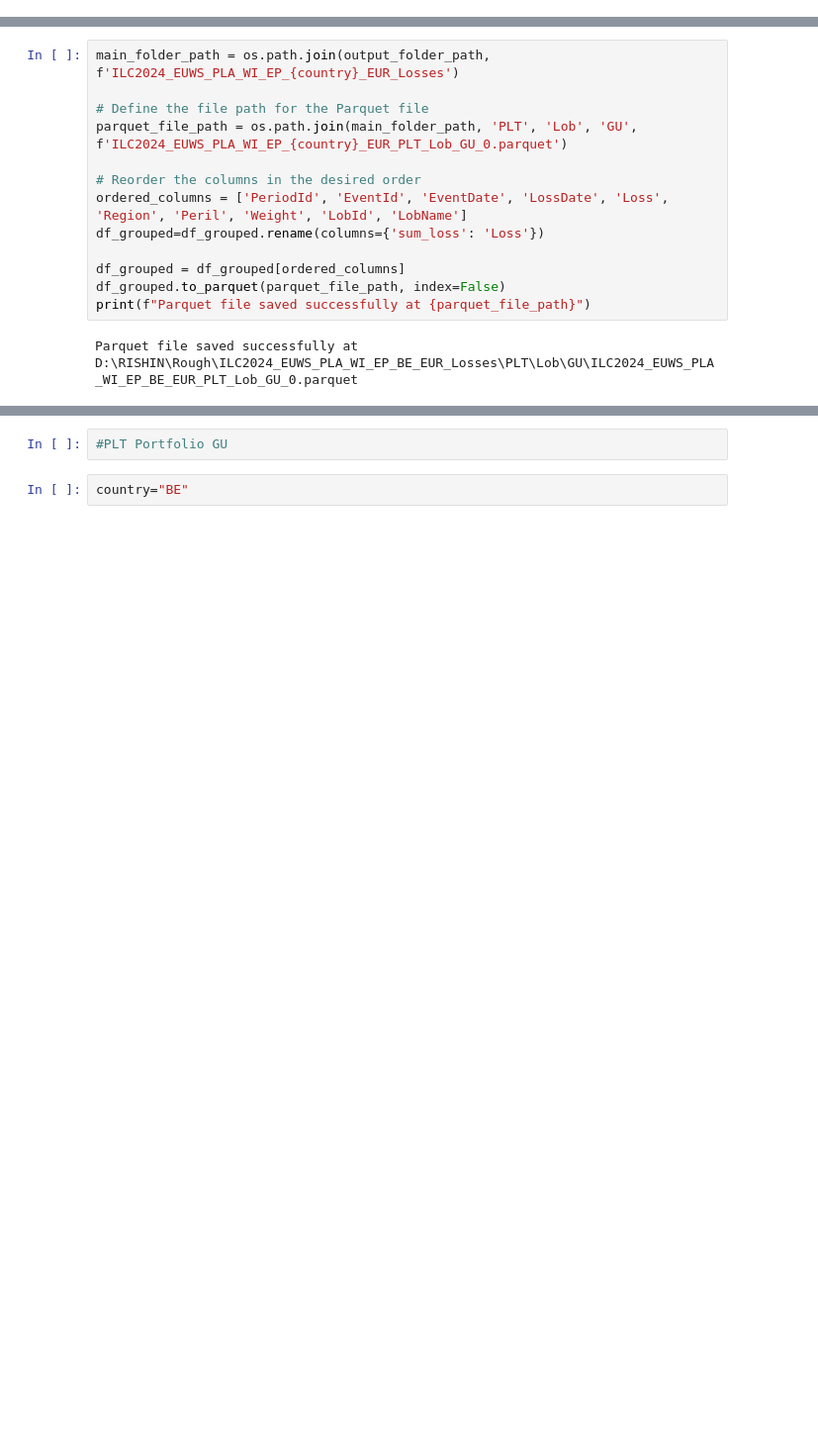
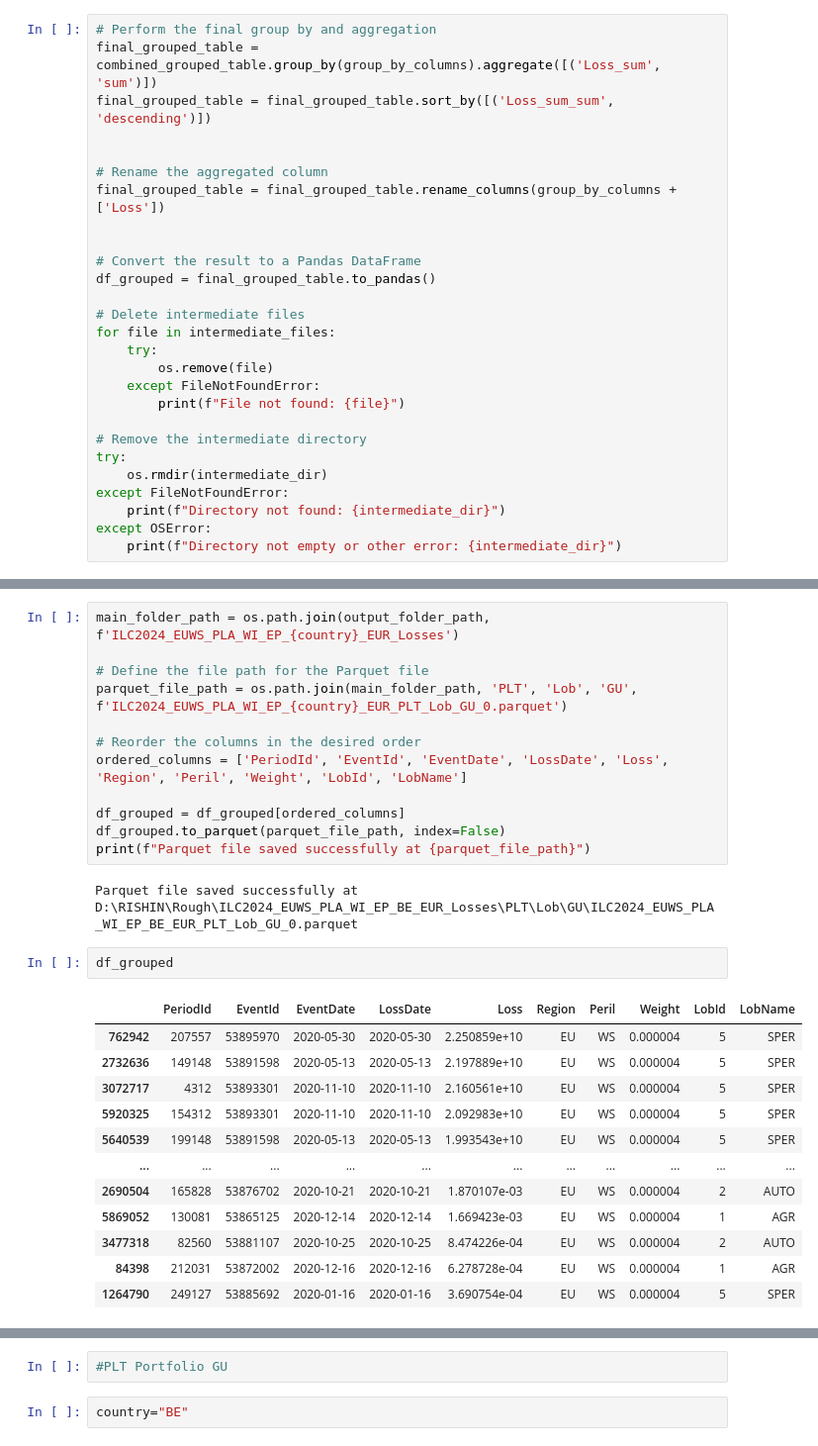
Before and after one commit to Rishinr1/13_ILC_TASKS, a Jupyter notebook: EP_calc_to_folders.ipynb, the cells around one changed output, grey strips where cells are left out. Shown at 99% size. Drawn from its saved outputs; the diff is of its cells as text; blank space fills up the shorter version.

```diff
--- a/EP_calc_to_folders.ipynb
+++ b/EP_calc_to_folders.ipynb
@@ -599,0 +648,27 @@ os.rmdir(intermediate_dir)
+# %%
+# Perform the final group by and aggregation
+final_grouped_table = combined_grouped_table.group_by(group_by_columns).aggregate([('Loss_sum', 'sum')])
+final_grouped_table = final_grouped_table.sort_by([('Loss_sum_sum', 'descending')])
+
+
+# Rename the aggregated column
+final_grouped_table = final_grouped_table.rename_columns(group_by_columns + ['Loss'])
+
+
+# Convert the result to a Pandas DataFrame
+df_grouped = final_grouped_table.to_pandas()
+
+# Delete intermediate files
+for file in intermediate_files:
+    try:
+        os.remove(file)
+    except FileNotFoundError:
+        print(f"File not found: {file}")
+
+# Remove the intermediate directory
+try:
+    os.rmdir(intermediate_dir)
+except FileNotFoundError:
+    print(f"Directory not found: {intermediate_dir}")
+except OSError:
+    print(f"Directory not empty or other error: {intermediate_dir}")
@@ -605,10 +698,24 @@ parquet_file_path = os.path.join(main_folder_path, 'PLT', 'Lob', 'GU', f'ILC2024
 
 # Reorder the columns in the desired order
 ordered_columns = ['PeriodId', 'EventId', 'EventDate', 'LossDate', 'Loss', 'Region', 'Peril', 'Weight', 'LobId', 'LobName']
-df_grouped=df_grouped.rename(columns={'sum_loss': 'Loss'})
 
 df_grouped = df_grouped[ordered_columns]
 df_grouped.to_parquet(parquet_file_path, index=False)
 print(f"Parquet file saved successfully at {parquet_file_path}")
 # %% [output]
 Parquet file saved successfully at D:\RISHIN\Rough\ILC2024_EUWS_PLA_WI_EP_BE_EUR_Losses\PLT\Lob\GU\ILC2024_EUWS_PLA_WI_EP_BE_EUR_PLT_Lob_GU_0.parquet
+# %%
+df_grouped
+# %% [output]
+|  | PeriodId | EventId | EventDate | LossDate | Loss | Region | Peril | Weight | LobId | LobName |
+| 762942 | 207557 | 53895970 | 2020-05-30 | 2020-05-30 | 2.250859e+10 | EU | WS | 0.000004 | 5 | SPER |
+| 2732636 | 149148 | 53891598 | 2020-05-13 | 2020-05-13 | 2.197889e+10 | EU | WS | 0.000004 | 5 | SPER |
+| 3072717 | 4312 | 53893301 | 2020-11-10 | 2020-11-10 | 2.160561e+10 | EU | WS | 0.000004 | 5 | SPER |
+| 5920325 | 154312 | 53893301 | 2020-11-10 | 2020-11-10 | 2.092983e+10 | EU | WS | 0.000004 | 5 | SPER |
+| 5640539 | 199148 | 53891598 | 2020-05-13 | 2020-05-13 | 1.993543e+10 | EU | WS | 0.000004 | 5 | SPER |
+| ... | ... | ... | ... | ... | ... | ... | ... | ... | ... | ... |
+| 2690504 | 165828 | 53876702 | 2020-10-21 | 2020-10-21 | 1.870107e-03 | EU | WS | 0.000004 | 2 | AUTO |
+| 5869052 | 130081 | 53865125 | 2020-12-14 | 2020-12-14 | 1.669423e-03 | EU | WS | 0.000004 | 1 | AGR |
+| 3477318 | 82560 | 53881107 | 2020-10-25 | 2020-10-25 | 8.474226e-04 | EU | WS | 0.000004 | 2 | AUTO |
+| 84398 | 212031 | 53872002 | 2020-12-16 | 2020-12-16 | 6.278728e-04 | EU | WS | 0.000004 | 1 | AGR |
+| 1264790 | 249127 | 53885692 | 2020-01-16 | 2020-01-16 | 3.690754e-04 | EU | WS | 0.000004 | 5 | SPER |
```
Also changed, not shown: parts of 27 cells of this notebook, 1 other file.
